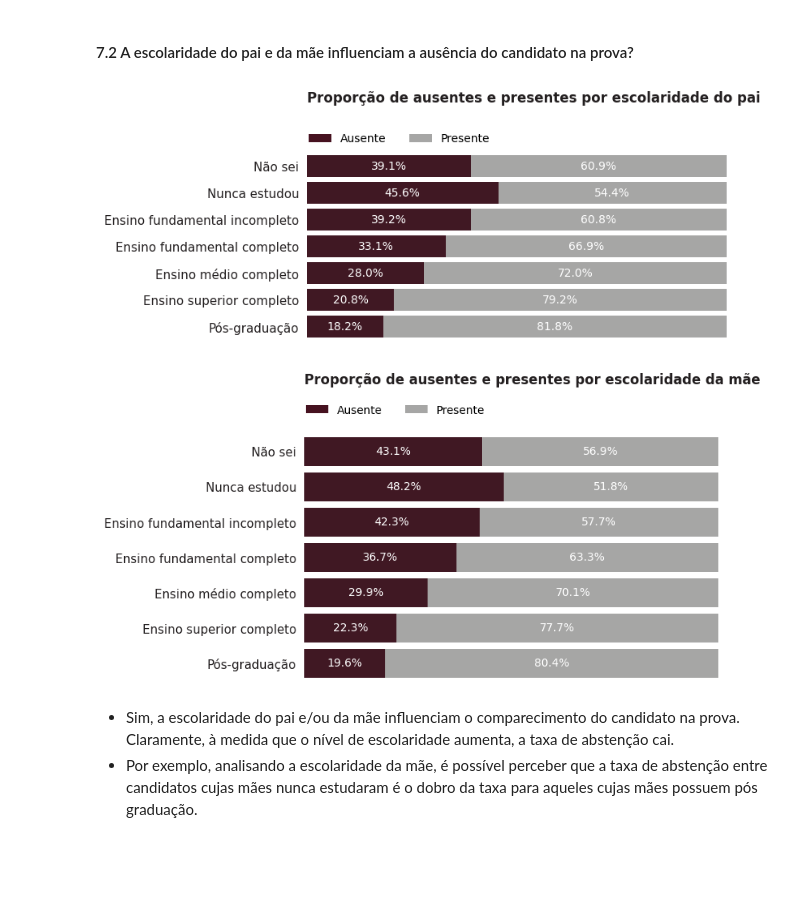
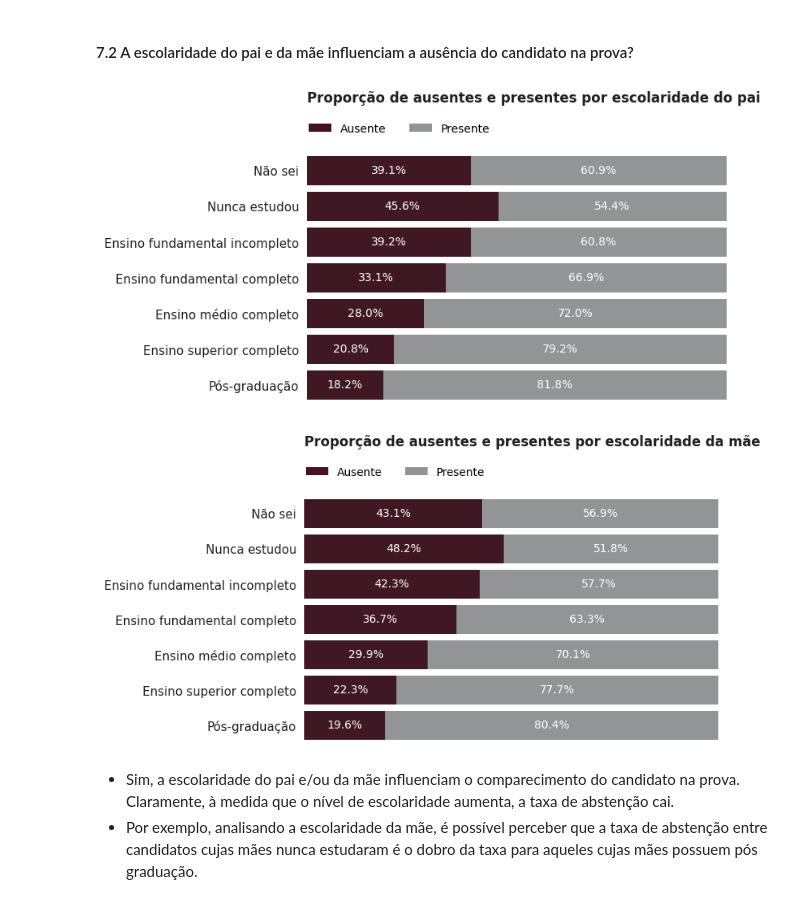
Before and after one commit to allmeidaapedro/Enem-Analysis, a Jupyter notebook: notebooks/2_eda.ipynb, the cells around one changed output. Drawn from its saved outputs; the diff is of its cells as text; code cells hidden in the pictures; blank space fills up the shorter version.

```diff
--- a/notebooks/2_eda.ipynb
+++ b/notebooks/2_eda.ipynb
@@ -957,29 +736,29 @@ horizontal_stacked_bar_plot(celular_absent, second_x='presente', first_x='ausent
 # %%
 escolaridade_pai_absent = absent_df.groupby(['escolaridade_pai'])[['presente']].mean().reset_index()
 escolaridade_pai_absent['ausente'] = 1 - escolaridade_pai_absent['presente']
 escolaridade_pai_absent['order_escolaridade'] = escolaridade_pai_absent['escolaridade_pai'].map({'Não sei': 0, 'Nunca estudou': 1, 'Ensino fundamental incompleto': 2, 'Ensino fundamental completo': 3, 'Ensino médio completo': 4, 'Ensino superior completo': 5, 'Pós-graduação': 6}).astype('int')
 escolaridade_pai_absent = escolaridade_pai_absent.sort_values(by=['order_escolaridade'], ascending=True).reset_index(drop=True)
 order = escolaridade_pai_absent['escolaridade_pai'].tolist()
 
 horizontal_stacked_bar_plot(escolaridade_pai_absent, second_x='presente', first_x='ausente', y='escolaridade_pai', y_tick_range=range(len(escolaridade_pai_absent)),
-                            second_bar_color=CINZA8, first_bar_color=VERMELHO_FORTE, second_bar_label='Presente', first_bar_label='Ausente',
-                            ytick_labels=order, title='Proporção de ausentes e presentes por escolaridade do pai', title_pad=45, figsize=(7, 3),
+                            second_bar_color=CINZA7, first_bar_color=VERMELHO_FORTE, second_bar_label='Presente', first_bar_label='Ausente',
+                            ytick_labels=order, title='Proporção de ausentes e presentes por escolaridade do pai', title_pad=45, figsize=(7, 4),
                             text_color=BRANCO, text_ha='center', text_va='center', bar_width=0.8, legend_x=0.21, legend_y=1.16, first_handle_color=VERMELHO_FORTE,
-                            second_handle_color=CINZA8, order=order, text_size=10)
+                            second_handle_color=CINZA7, order=order, text_size=10)
 
 
 escolaridade_mae_absent = absent_df.groupby(['escolaridade_mae'])[['presente']].mean().reset_index()
 escolaridade_mae_absent['ausente'] = 1 - escolaridade_mae_absent['presente']
 escolaridade_mae_absent['order_escolaridade'] = escolaridade_mae_absent['escolaridade_mae'].map({'Não sei': 0, 'Nunca estudou': 1, 'Ensino fundamental incompleto': 2, 'Ensino fundamental completo': 3, 'Ensino médio completo': 4, 'Ensino superior completo': 5, 'Pós-graduação': 6}).astype('int')
 escolaridade_mae_absent = escolaridade_mae_absent.sort_values(by=['order_escolaridade'], ascending=True).reset_index(drop=True)
 
 horizontal_stacked_bar_plot(escolaridade_mae_absent, second_x='presente', first_x='ausente', y='escolaridade_mae', y_tick_range=range(len(escolaridade_mae_absent)),
-                            second_bar_color=CINZA8, first_bar_color=VERMELHO_FORTE, second_bar_label='Presente', first_bar_label='Ausente',
+                            second_bar_color=CINZA7, first_bar_color=VERMELHO_FORTE, second_bar_label='Presente', first_bar_label='Ausente',
                             ytick_labels=order, title='Proporção de ausentes e presentes por escolaridade da mãe', title_pad=45, figsize=(7, 4),
                             text_color=BRANCO, text_ha='center', text_va='center', bar_width=0.8, legend_x=0.21, legend_y=1.16, first_handle_color=VERMELHO_FORTE,
-                            second_handle_color=CINZA8, order=order, text_size=10)
+                            second_handle_color=CINZA7, order=order, text_size=10)
 # %% [output]
-[figure, old version]
+[figure, new version]
 [figure]
 # %% [markdown]
 - Sim, a escolaridade do pai e/ou da mãe influenciam o comparecimento do candidato na prova. Claramente, à medida que o nível de escolaridade aumenta, a taxa de abstenção cai.
```
Also changed, not shown: parts of 26 cells of this notebook, 1 other file.
